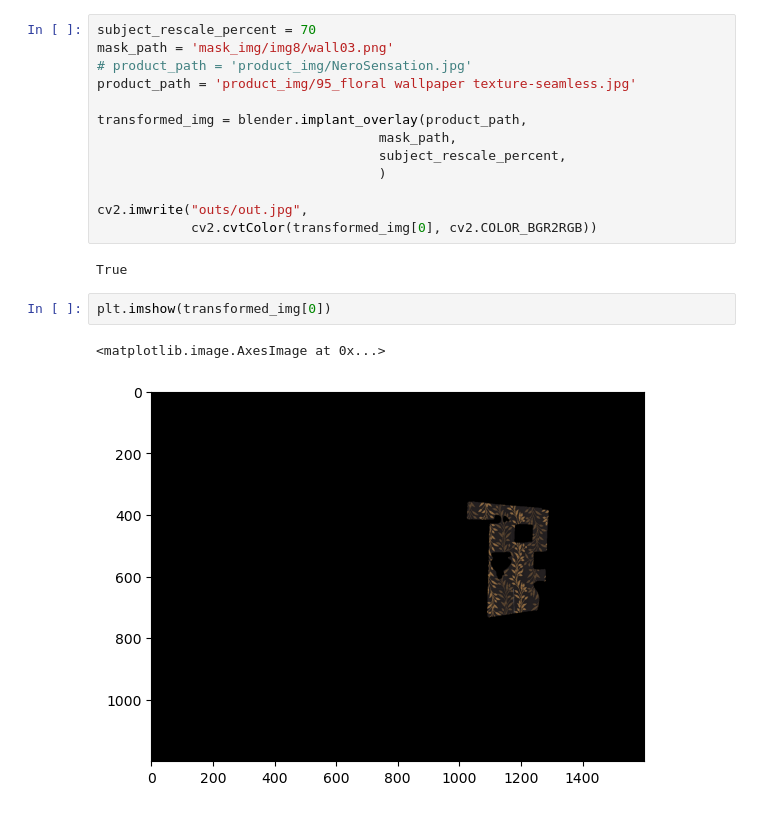
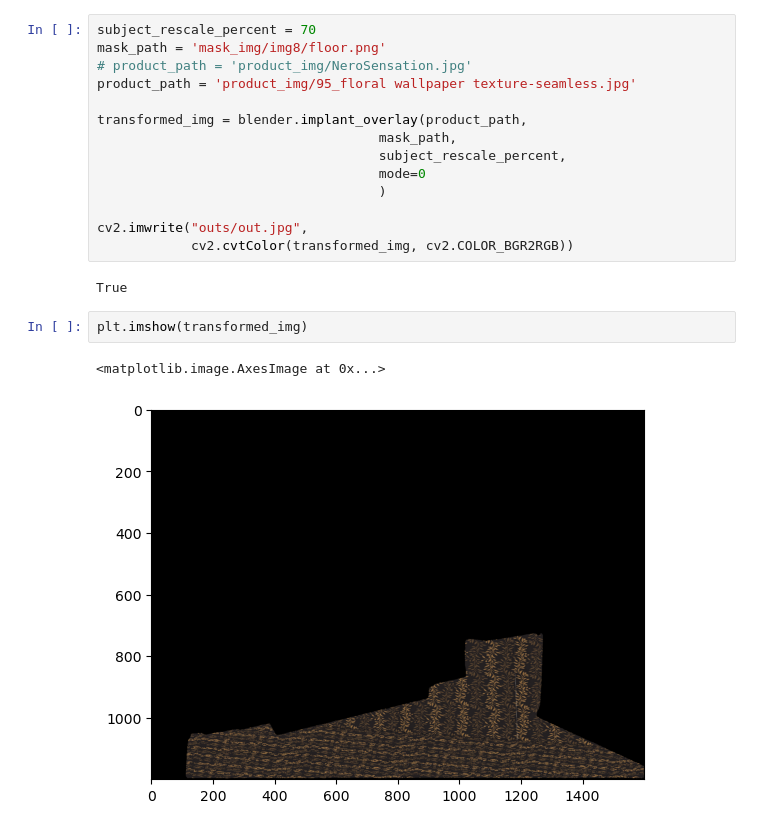
Before and after one commit to Karan-00-11/mfs, a Jupyter notebook: final_client_version/overlayer.ipynb, the cells around one changed output. Saved outputs shown, nothing was run; the diff lists cells and outputs as text.

```diff
--- a/final_client_version/overlayer.ipynb
+++ b/final_client_version/overlayer.ipynb
@@ -194,21 +224,22 @@ not_working - 3, img2
 not_proper - img8, img9, test3, test4
 # %%
 subject_rescale_percent = 70
-mask_path = 'mask_img/img8/wall03.png'
+mask_path = 'mask_img/img8/floor.png'
 # product_path = 'product_img/NeroSensation.jpg'
 product_path = 'product_img/95_floral wallpaper texture-seamless.jpg'
 
 transformed_img = blender.implant_overlay(product_path,
                                     mask_path,
                                     subject_rescale_percent,
+                                    mode=0
                                     )
 
 cv2.imwrite("outs/out.jpg",
-            cv2.cvtColor(transformed_img[0], cv2.COLOR_BGR2RGB))
+            cv2.cvtColor(transformed_img, cv2.COLOR_BGR2RGB))
 # %% [output]
 True
 # %%
-plt.imshow(transformed_img[0])
+plt.imshow(transformed_img)
 # %% [output]
 <matplotlib.image.AxesImage at 0x...>
-[figure, old version]
+[figure, new version]
```
Also changed, not shown: parts of 4 cells of this notebook, 1 other file.
